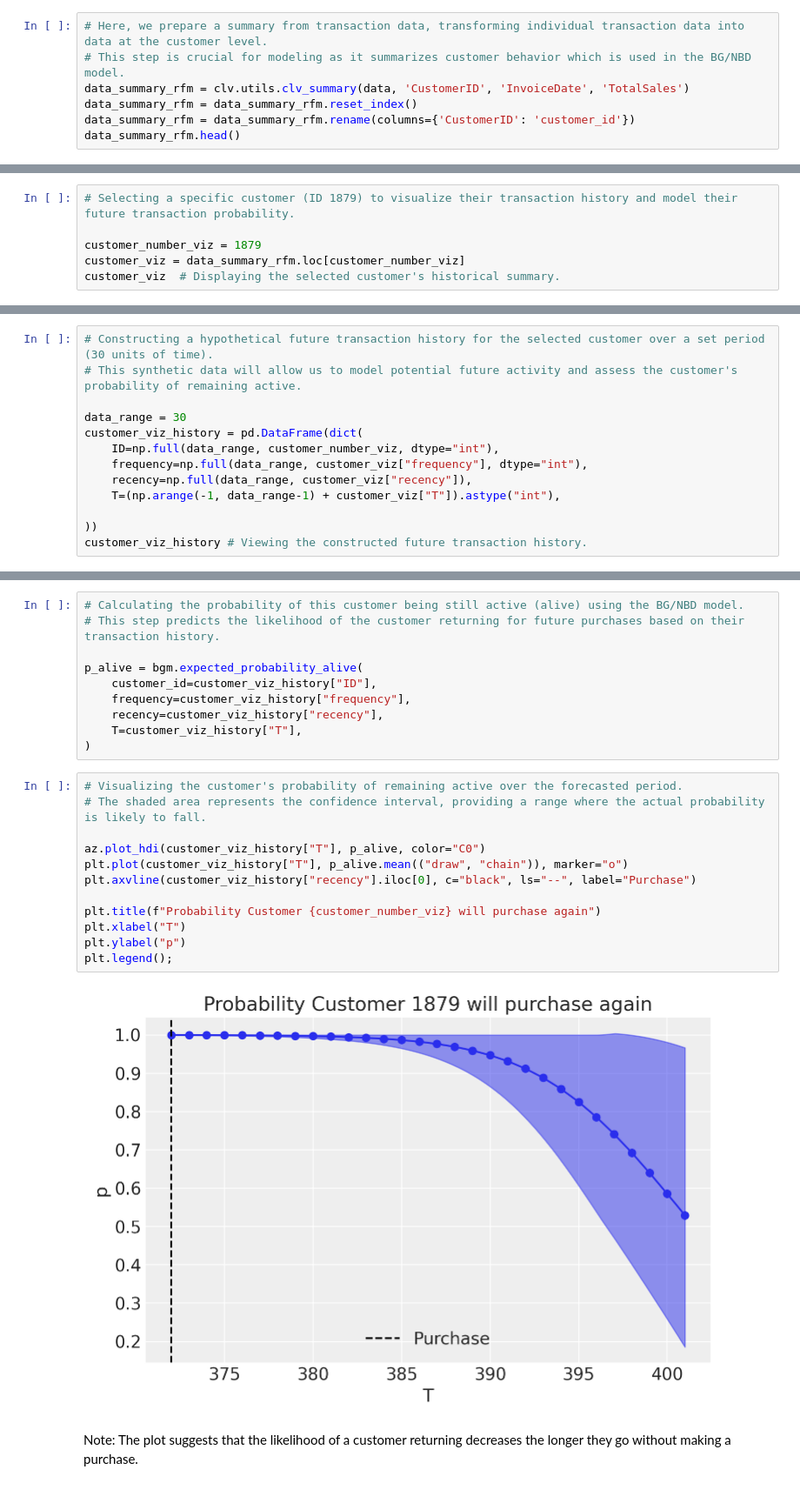
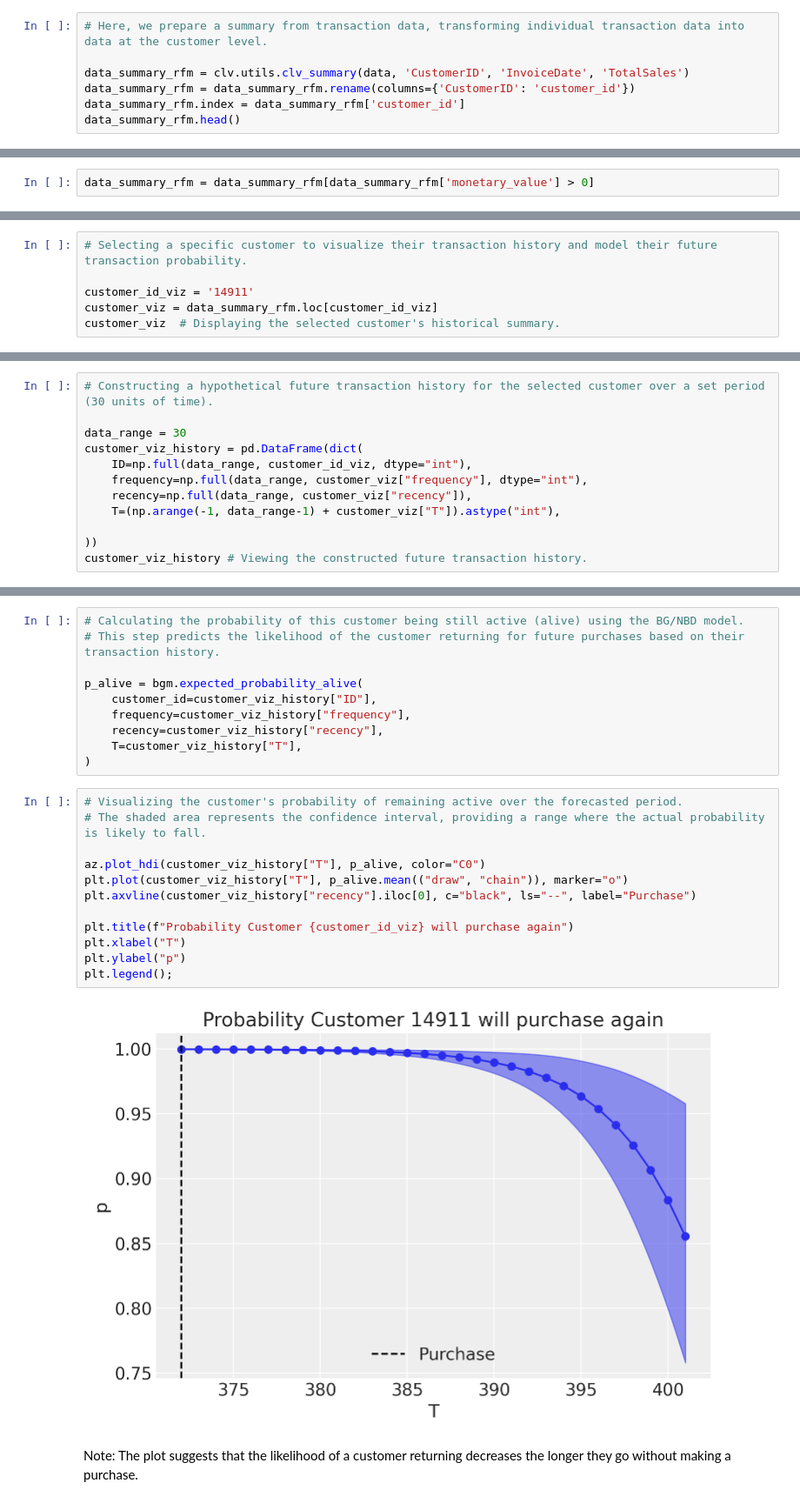
Before and after one commit to takechanman1228/Effective-CLV-Modeling, a Jupyter notebook: PyMC_Marketing_CLV_demo.ipynb, the cells around one changed output, grey strips where cells are left out. Shown at 87% size. Drawn from its saved outputs; the diff is of its cells as text.

```diff
--- a/PyMC_Marketing_CLV_demo.ipynb
+++ b/PyMC_Marketing_CLV_demo.ipynb
@@ -193,9 +189,9 @@ We will use the BG/NBD model to infer the frequency of repeat purchases for all
 * `monetary_value` represents the average value of a given customer’s purchases. This is equal to the sum of all a customer’s purchases divided by the total number of purchases.
 # %%
 # Here, we prepare a summary from transaction data, transforming individual transaction data into data at the customer level.
-# This step is crucial for modeling as it summarizes customer behavior which is used in the BG/NBD model.
+
 data_summary_rfm = clv.utils.clv_summary(data, 'CustomerID', 'InvoiceDate', 'TotalSales')
-data_summary_rfm = data_summary_rfm.reset_index()
 data_summary_rfm = data_summary_rfm.rename(columns={'CustomerID': 'customer_id'})
+data_summary_rfm.index = data_summary_rfm['customer_id']
 data_summary_rfm.head()
 # %% [output]
@@ -208,2 +205,4 @@ data_summary_rfm.head()
+# %%
+data_summary_rfm = data_summary_rfm[data_summary_rfm['monetary_value'] > 0]
 # %%
 # Plotting the frequency distribution of customers
@@ -424,9 +422,9 @@ plt.title("Expected purchases of a new customer in the first 30 periods");
 # %% [markdown]
 Given a customer transaction history, we can calculate their historical probability of being alive, according to our trained model.
 # %%
-# Selecting a specific customer (ID 1879) to visualize their transaction history and model their future transaction probability.
+# Selecting a specific customer to visualize their transaction history and model their future transaction probability.
 
-customer_number_viz = 1879
-customer_viz = data_summary_rfm.loc[customer_number_viz]
+customer_id_viz = '14911'
+customer_viz = data_summary_rfm.loc[customer_id_viz]
 customer_viz  # Displaying the selected customer's historical summary.
 # %% [output]
@@ -440,10 +437,9 @@ Name: 1879, dtype: object
 # %%
 # Constructing a hypothetical future transaction history for the selected customer over a set period (30 units of time).
-# This synthetic data will allow us to model potential future activity and assess the customer's probability of remaining active.
 
 data_range = 30
 customer_viz_history = pd.DataFrame(dict(
-    ID=np.full(data_range, customer_number_viz, dtype="int"),
+    ID=np.full(data_range, customer_id_viz, dtype="int"),
     frequency=np.full(data_range, customer_viz["frequency"], dtype="int"),
     recency=np.full(data_range, customer_viz["recency"]),
     T=(np.arange(-1, data_range-1) + customer_viz["T"]).astype("int"),
@@ -481,17 +477,17 @@ p_alive = bgm.expected_probability_alive(
 # %%
 # Visualizing the customer's probability of remaining active over the forecasted period.
 # The shaded area represents the confidence interval, providing a range where the actual probability is likely to fall.
 
 az.plot_hdi(customer_viz_history["T"], p_alive, color="C0")
 plt.plot(customer_viz_history["T"], p_alive.mean(("draw", "chain")), marker="o")
 plt.axvline(customer_viz_history["recency"].iloc[0], c="black", ls="--", label="Purchase")
 
-plt.title(f"Probability Customer {customer_number_viz} will purchase again")
+plt.title(f"Probability Customer {customer_id_viz} will purchase again")
 plt.xlabel("T")
 plt.ylabel("p")
 plt.legend();
 # %% [output]
-[figure, old version]
+[figure, new version]
 # %% [markdown]
 Note: The plot suggests that the likelihood of a customer returning decreases the longer they go without making a purchase.
 # %%
```
Also changed, not shown: parts of 58 cells of this notebook.
